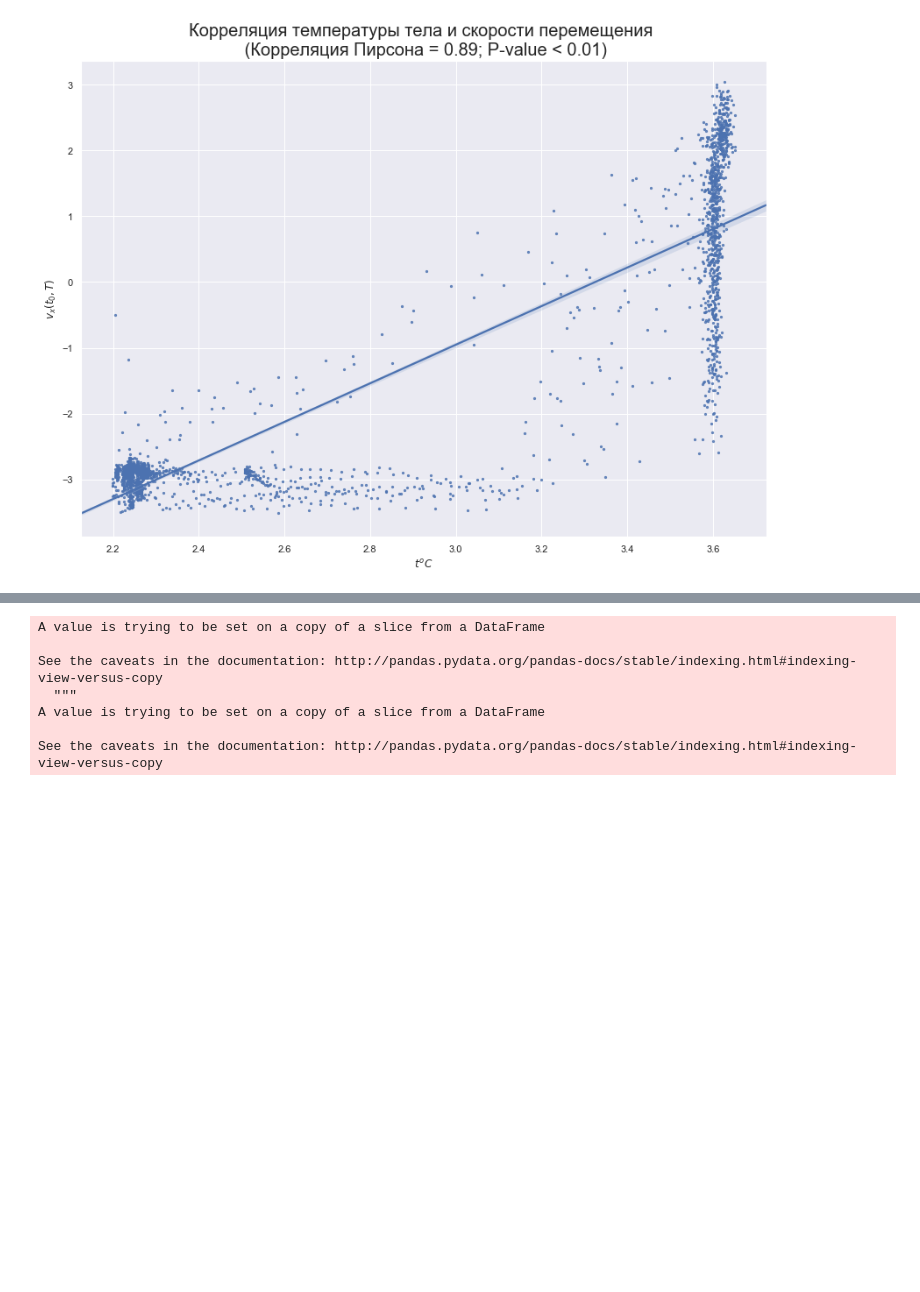
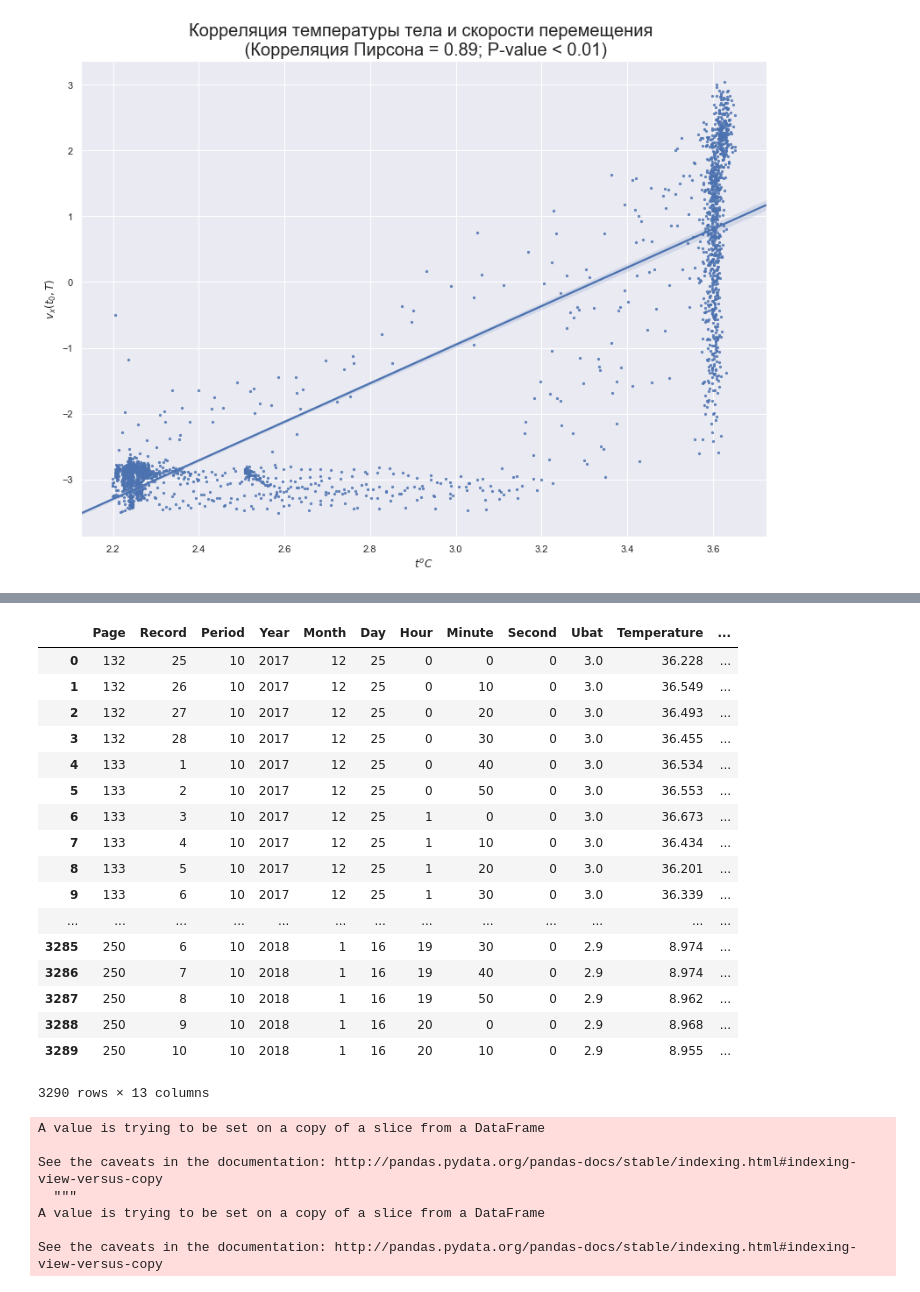
Before and after one commit to BasilMinkov/Jupyter-Notebooks, a Jupyter notebook: HamsterEEG.ipynb, the cells around one changed output, grey strips where cells are left out. Drawn from its saved outputs; the diff is of its cells as text; code cells hidden in the pictures; blank space fills up the shorter version.

```diff
--- a/HamsterEEG.ipynb
+++ b/HamsterEEG.ipynb
@@ -206,3 +225,24 @@ plt.show()
+# %%
+temp
+# %% [output]
+|  | Page | Record | Period | Year | Month | Day | Hour | Minute | Second | Ubat | Temperature | ... |
+| 0 | 132 | 25 | 10 | 2017 | 12 | 25 | 0 | 0 | 0 | 3.0 | 36.228 | ... |
+| 1 | 132 | 26 | 10 | 2017 | 12 | 25 | 0 | 10 | 0 | 3.0 | 36.549 | ... |
+| 2 | 132 | 27 | 10 | 2017 | 12 | 25 | 0 | 20 | 0 | 3.0 | 36.493 | ... |
+| 3 | 132 | 28 | 10 | 2017 | 12 | 25 | 0 | 30 | 0 | 3.0 | 36.455 | ... |
+| 4 | 133 | 1 | 10 | 2017 | 12 | 25 | 0 | 40 | 0 | 3.0 | 36.534 | ... |
+| 5 | 133 | 2 | 10 | 2017 | 12 | 25 | 0 | 50 | 0 | 3.0 | 36.553 | ... |
+| 6 | 133 | 3 | 10 | 2017 | 12 | 25 | 1 | 0 | 0 | 3.0 | 36.673 | ... |
+| 7 | 133 | 4 | 10 | 2017 | 12 | 25 | 1 | 10 | 0 | 3.0 | 36.434 | ... |
+| 8 | 133 | 5 | 10 | 2017 | 12 | 25 | 1 | 20 | 0 | 3.0 | 36.201 | ... |
+| 9 | 133 | 6 | 10 | 2017 | 12 | 25 | 1 | 30 | 0 | 3.0 | 36.339 | ... |
+| ... | ... | ... | ... | ... | ... | ... | ... | ... | ... | ... | ... | ... |
+| 3285 | 250 | 6 | 10 | 2018 | 1 | 16 | 19 | 30 | 0 | 2.9 | 8.974 | ... |
+| 3286 | 250 | 7 | 10 | 2018 | 1 | 16 | 19 | 40 | 0 | 2.9 | 8.974 | ... |
+| 3287 | 250 | 8 | 10 | 2018 | 1 | 16 | 19 | 50 | 0 | 2.9 | 8.962 | ... |
+| 3288 | 250 | 9 | 10 | 2018 | 1 | 16 | 20 | 0 | 0 | 2.9 | 8.968 | ... |
+| 3289 | 250 | 10 | 10 | 2018 | 1 | 16 | 20 | 10 | 0 | 2.9 | 8.955 | ... |
+3290 rows × 13 columns
 # %%
 data = temp.copy()
 data = pd.concat([data.iloc[:skip_start, :], data.iloc[skip_end:, :]], axis=0).dropna()
```
Also changed, not shown: parts of 3 cells of this notebook.
